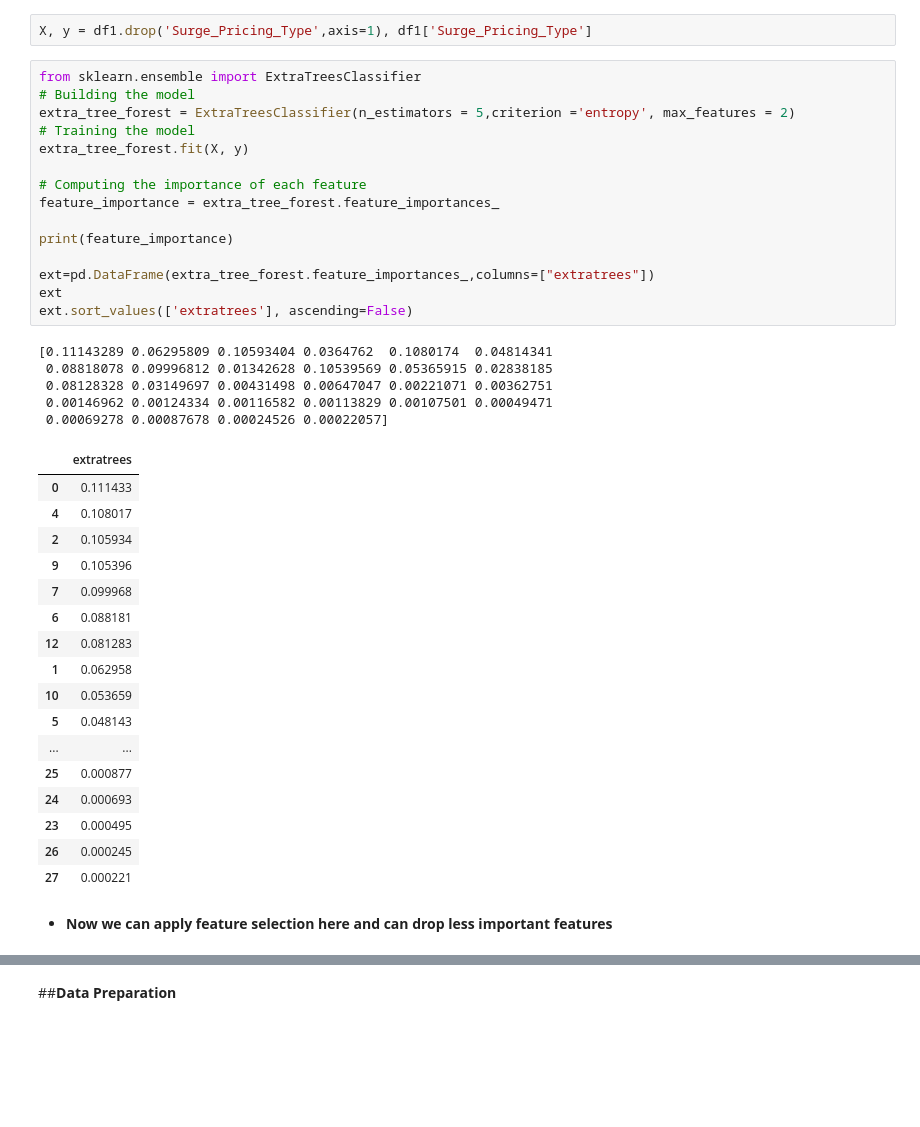
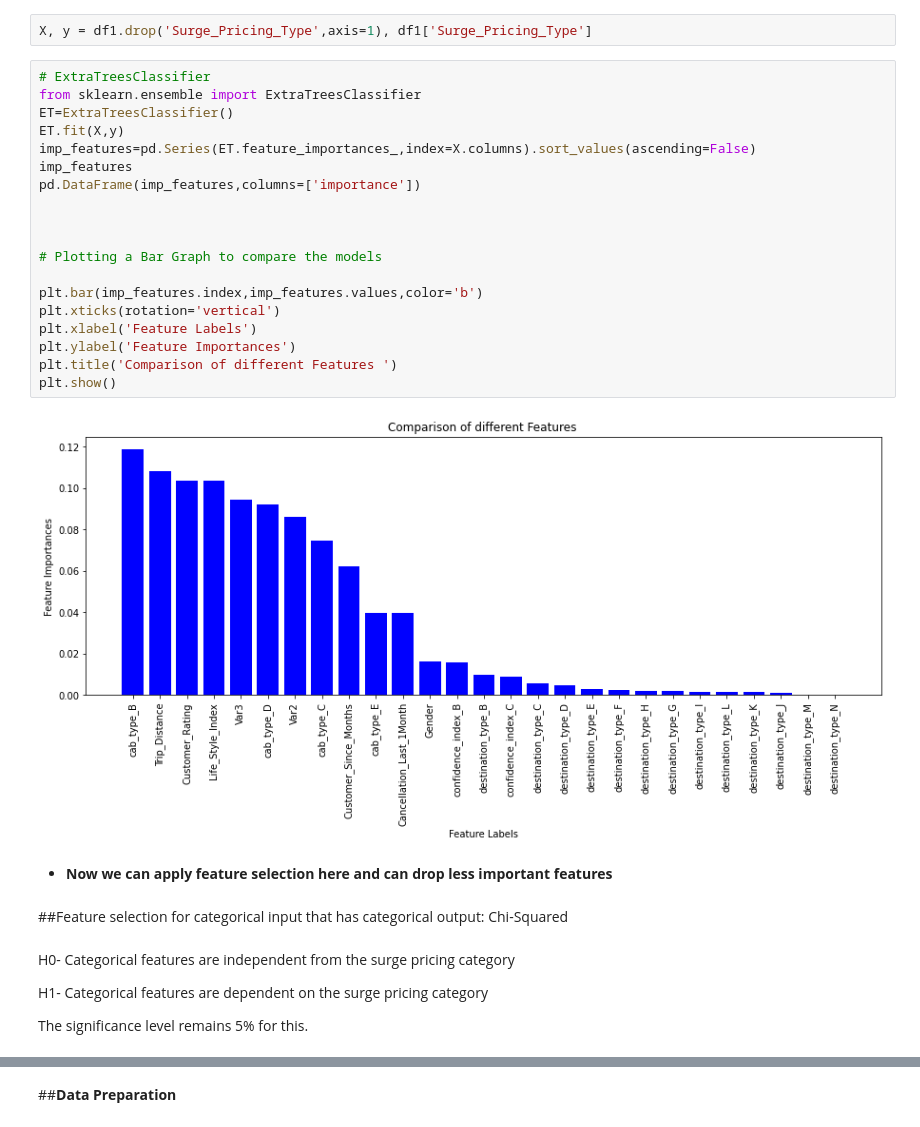
Before and after one commit to BhanuPShahi/-Taxi-Mobility-Surge-Price-Prediction, a Jupyter notebook: Bhanu_P_Shahi_10_05_2021_[Team_2]_Capstone_Project_2_Taxi_Mobility_Surge_Price_Prediction.ipynb, the cells around one changed output, grey strips where cells are left out. Cells and saved outputs as stored; diff of their text form; blank space fills up the shorter version.

```diff
--- a/Bhanu_P_Shahi_10_05_2021_[Team_2]_Capstone_Project_2_Taxi_Mobility_Surge_Price_Prediction.ipynb
+++ b/Bhanu_P_Shahi_10_05_2021_[Team_2]_Capstone_Project_2_Taxi_Mobility_Surge_Price_Prediction.ipynb
@@ -475,42 +449,33 @@ df1.shape
 # %%
 X, y = df1.drop('Surge_Pricing_Type',axis=1), df1['Surge_Pricing_Type']
-# %%
-from sklearn.ensemble import ExtraTreesClassifier
-# Building the model
-extra_tree_forest = ExtraTreesClassifier(n_estimators = 5,criterion ='entropy', max_features = 2)
-# Training the model
-extra_tree_forest.fit(X, y)
-
-# Computing the importance of each feature
-feature_importance = extra_tree_forest.feature_importances_
-
-print(feature_importance)
-
-ext=pd.DataFrame(extra_tree_forest.feature_importances_,columns=["extratrees"])
-ext
-ext.sort_values(['extratrees'], ascending=False)
-# %% [output]
-[0.11143289 0.06295809 0.10593404 0.0364762  0.1080174  0.04814341
- 0.08818078 0.09996812 0.01342628 0.10539569 0.05365915 0.02838185
- 0.08128328 0.03149697 0.00431498 0.00647047 0.00221071 0.00362751
- 0.00146962 0.00124334 0.00116582 0.00113829 0.00107501 0.00049471
- 0.00069278 0.00087678 0.00024526 0.00022057]
-|  | extratrees |
-| 0 | 0.111433 |
-| 4 | 0.108017 |
-| 2 | 0.105934 |
-| 9 | 0.105396 |
-| 7 | 0.099968 |
-| 6 | 0.088181 |
-| 12 | 0.081283 |
-| 1 | 0.062958 |
-| 10 | 0.053659 |
-| 5 | 0.048143 |
-| ... | ... |
-| 25 | 0.000877 |
-| 24 | 0.000693 |
-| 23 | 0.000495 |
-| 26 | 0.000245 |
-| 27 | 0.000221 |
+# %%
+# ExtraTreesClassifier
+from sklearn.ensemble import ExtraTreesClassifier
+ET=ExtraTreesClassifier()
+ET.fit(X,y)
+imp_features=pd.Series(ET.feature_importances_,index=X.columns).sort_values(ascending=False)
+imp_features
+pd.DataFrame(imp_features,columns=['importance'])
+
+
+
+# Plotting a Bar Graph to compare the models
+
+plt.bar(imp_features.index,imp_features.values,color='b')
+plt.xticks(rotation='vertical')
+plt.xlabel('Feature Labels')
+plt.ylabel('Feature Importances')
+plt.title('Comparison of different Features ')
+plt.show()
+# %% [output]
+[figure, added]
 # %% [markdown]
 * **Now we can apply feature selection here and can drop less important features**
+# %% [markdown]
+##Feature selection for categorical input that has categorical output: Chi-Squared
+# %% [markdown]
+H0- Categorical features are independent from the surge pricing category
+
+H1- Categorical features are dependent on the surge pricing category
+
+The significance level remains 5% for this.
```
Also changed, not shown: parts of 117 cells of this notebook.
